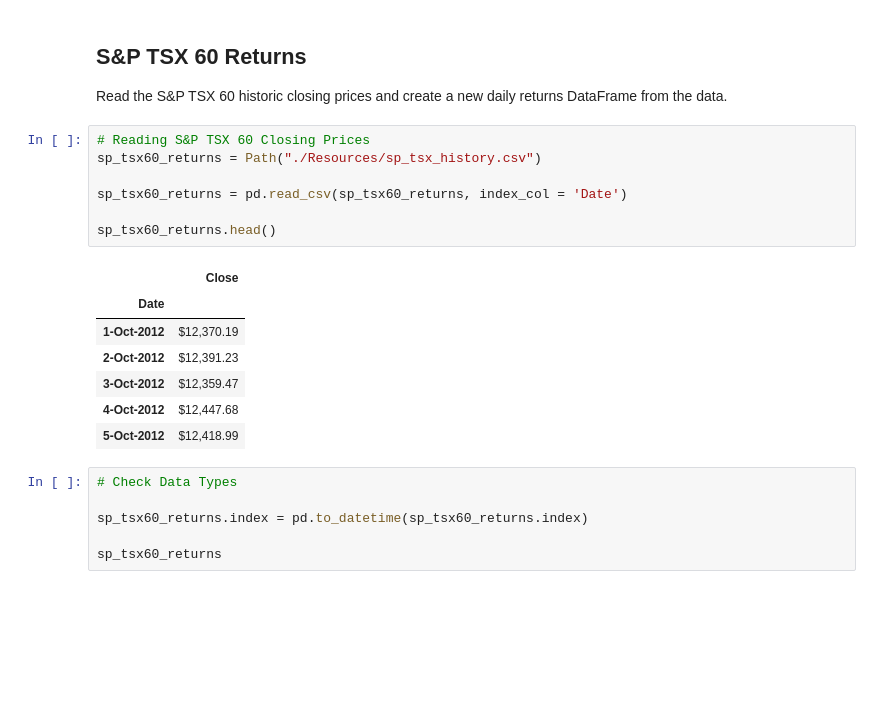
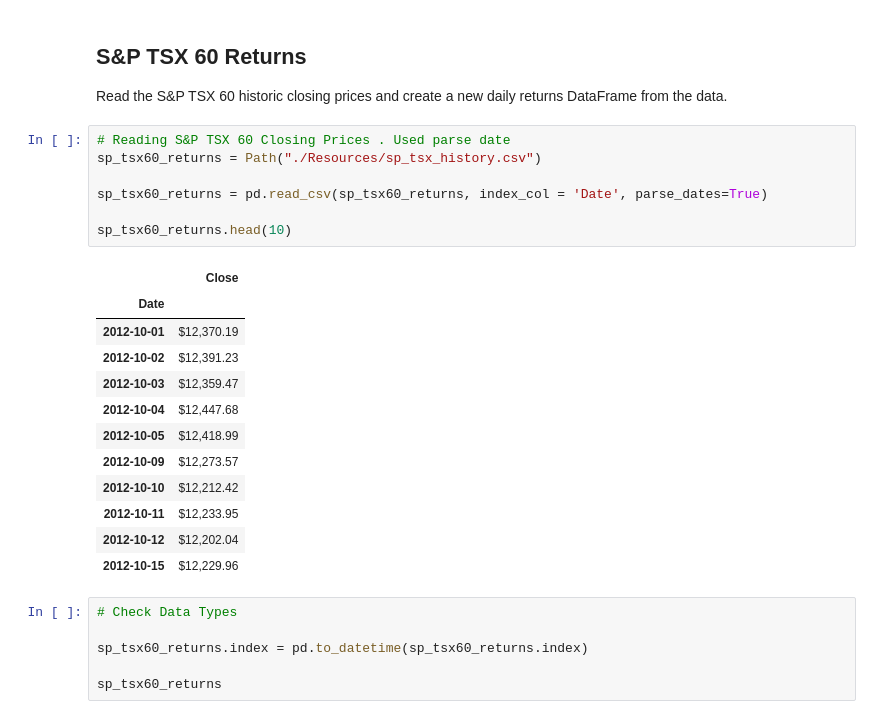
Before and after one commit to sobiiyver/Module-4-Assignment, a Jupyter notebook: whale_analysis.ipynb, the cells around one changed output. Drawn from its saved outputs; the diff is of its cells as text; blank space fills up the shorter version.

```diff
--- a/whale_analysis.ipynb
+++ b/whale_analysis.ipynb
@@ -98,20 +120,25 @@ dtype: int64
 
 Read the S&P TSX 60 historic closing prices and create a new daily returns DataFrame from the data.
 # %%
-# Reading S&P TSX 60 Closing Prices
+# Reading S&P TSX 60 Closing Prices . Used parse date
 sp_tsx60_returns = Path("./Resources/sp_tsx_history.csv")
 
-sp_tsx60_returns = pd.read_csv(sp_tsx60_returns, index_col = 'Date')
+sp_tsx60_returns = pd.read_csv(sp_tsx60_returns, index_col = 'Date', parse_dates=True)
 
-sp_tsx60_returns.head()
+sp_tsx60_returns.head(10)
 # %% [output]
 |  | Close |
 | Date |  |
-| 1-Oct-2012 | $12,370.19 |
-| 2-Oct-2012 | $12,391.23 |
-| 3-Oct-2012 | $12,359.47 |
-| 4-Oct-2012 | $12,447.68 |
-| 5-Oct-2012 | $12,418.99 |
+| 2012-10-01 | $12,370.19 |
+| 2012-10-02 | $12,391.23 |
+| 2012-10-03 | $12,359.47 |
+| 2012-10-04 | $12,447.68 |
+| 2012-10-05 | $12,418.99 |
+| 2012-10-09 | $12,273.57 |
+| 2012-10-10 | $12,212.42 |
+| 2012-10-11 | $12,233.95 |
+| 2012-10-12 | $12,202.04 |
+| 2012-10-15 | $12,229.96 |
 # %%
 # Check Data Types
 
```
Also changed, not shown: parts of 31 cells of this notebook.
